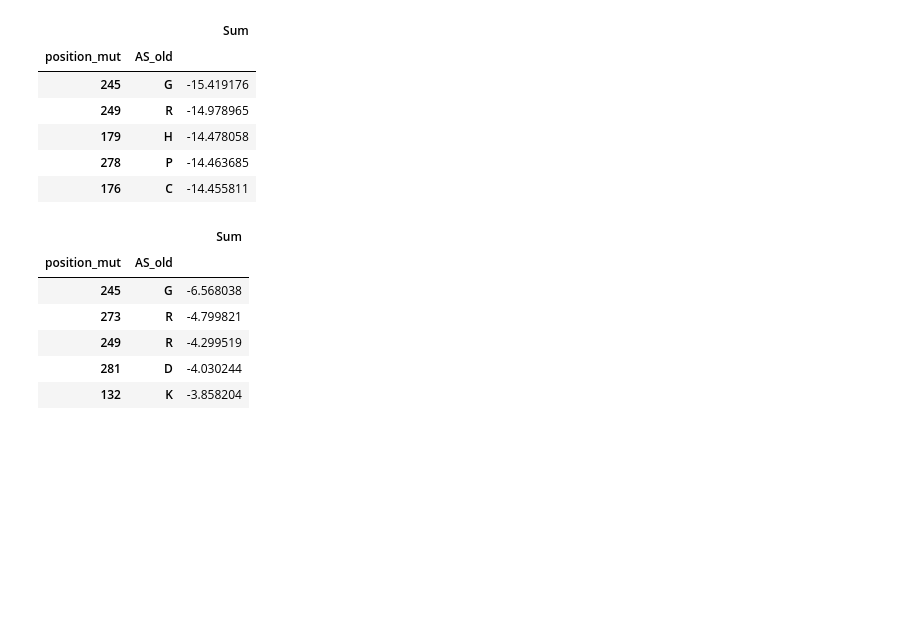
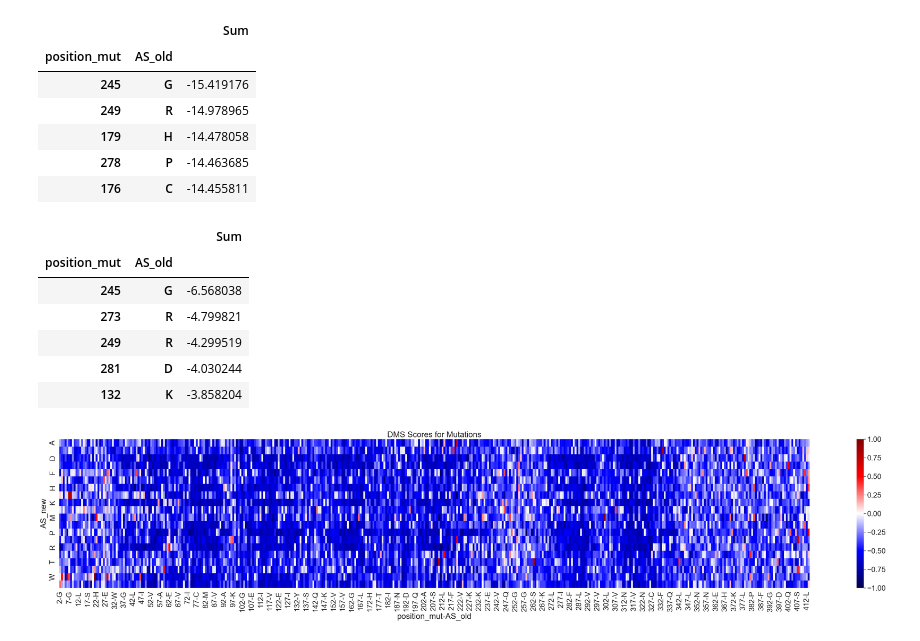
Before and after one commit to datascience-mobi-2023/topic02_team02, a Jupyter notebook: Visualization/FinalTests_copy.ipynb, the cells around one changed output. Drawn from its saved outputs; the diff is of its cells as text; code cells hidden in the pictures; blank space fills up the shorter version.

```diff
--- a/Visualization/FinalTests_copy.ipynb
+++ b/Visualization/FinalTests_copy.ipynb
@@ -255,3 +255,15 @@ KHLV
 | 249 | R | -4.299519 |
 | 281 | D | -4.030244 |
 | 132 | K | -3.858204 |
+# %%
+ADRB2_hum: pd.DataFrame = pd.read_csv('../DMS_data/ADRB2_HUMAN_Jones_2020.csv')
+ADRB2_hum_amp: pd.DataFrame = dc.aufteilung_mut_pos(ADRB2_hum)
+ADRB2_hum_norm: pd.DataFrame = dc.norm(ADRB2_hum)
+ADRB2_hum_norm_df: pd.DataFrame = dc.df_transform(ADRB2_hum_norm)
+ADRB2_hum_norm_df_mean: pd.DataFrame = fun.df_mean(ADRB2_hum_norm_df)
+dataframe_ADRB = [ADRB2_hum_norm_df_mean]
+ADRB2_hum_norm_df_mean.name = 'ADRB2_HUMAN_Jones_2020'
+# %%
+fun.hmap(ADRB2_hum_amp)
+# %% [output]
+[figure, added]
```
Also changed, not shown: parts of 8 cells of this notebook, 2 other files.
